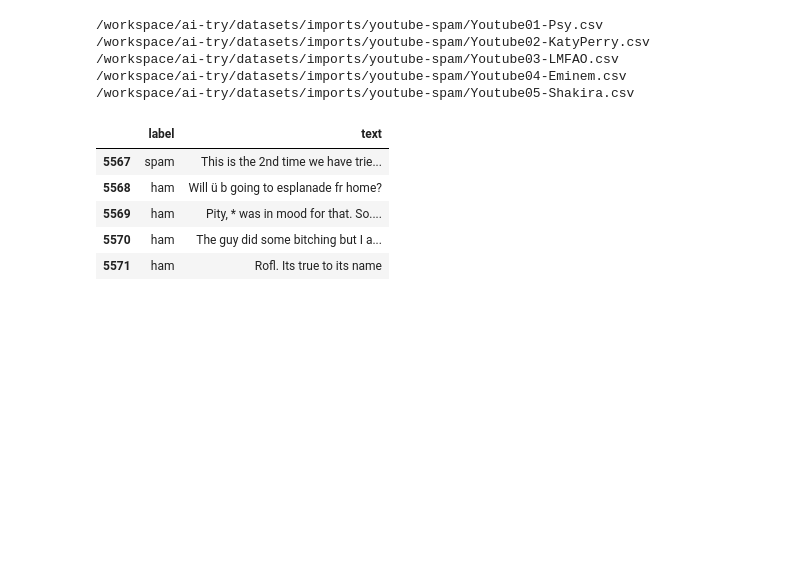
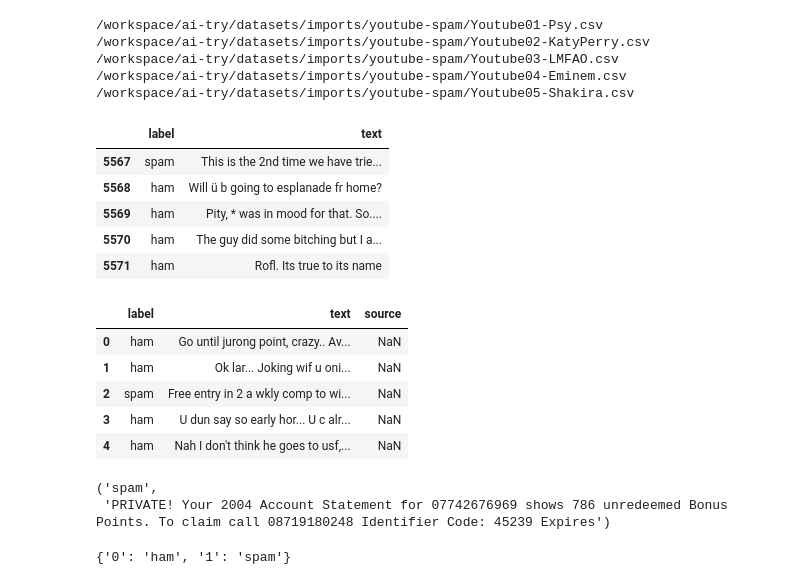
Before and after one commit to kalai6095/ai-try, a Jupyter notebook: notebook/DataDownload and unzip.ipynb, the cells around one changed output. Drawn from its saved outputs; the diff is of its cells as text; code cells hidden in the pictures; blank space fills up the shorter version.

```diff
--- a/notebook/DataDownload and unzip.ipynb
+++ b/notebook/DataDownload and unzip.ipynb
@@ -95,0 +108,28 @@ yt_dfs.head()
+# %%
+import pandas as pd
+import os
+import pathlib
+import random
+
+df=pd.read_csv(EXPORT_DIR / 'spam-dataset.csv')
+df.head()
+# %% [output]
+|  | label | text | source |
+| 0 | ham | Go until jurong point, crazy.. Av... | NaN |
+| 1 | ham | Ok lar... Joking wif u oni... | NaN |
+| 2 | spam | Free entry in 2 a wkly comp to wi... | NaN |
+| 3 | ham | U dun say so early hor... U c alr... | NaN |
+| 4 | ham | Nah I don't think he goes to usf,... | NaN |
+# %%
+labels=df['label'].tolist()
+texts=df['text'].tolist()
+labels[120], texts[120]
+# %% [output]
+('spam',
+ 'PRIVATE! Your 2004 Account Statement for 07742676969 shows 786 unredeemed Bonus Points. To claim call 08719180248 Identifier Code: 45239 Expires')
+# %%
+label_legend={"ham": 0,"spam": 1}
+label_legend_inverted={f"{v}": k for k,v in label_legend.items()}
+label_legend_inverted
+# %% [output]
+{'0': 'ham', '1': 'spam'}
```
Also changed, not shown: parts of 16 cells of this notebook, 4 other files.
